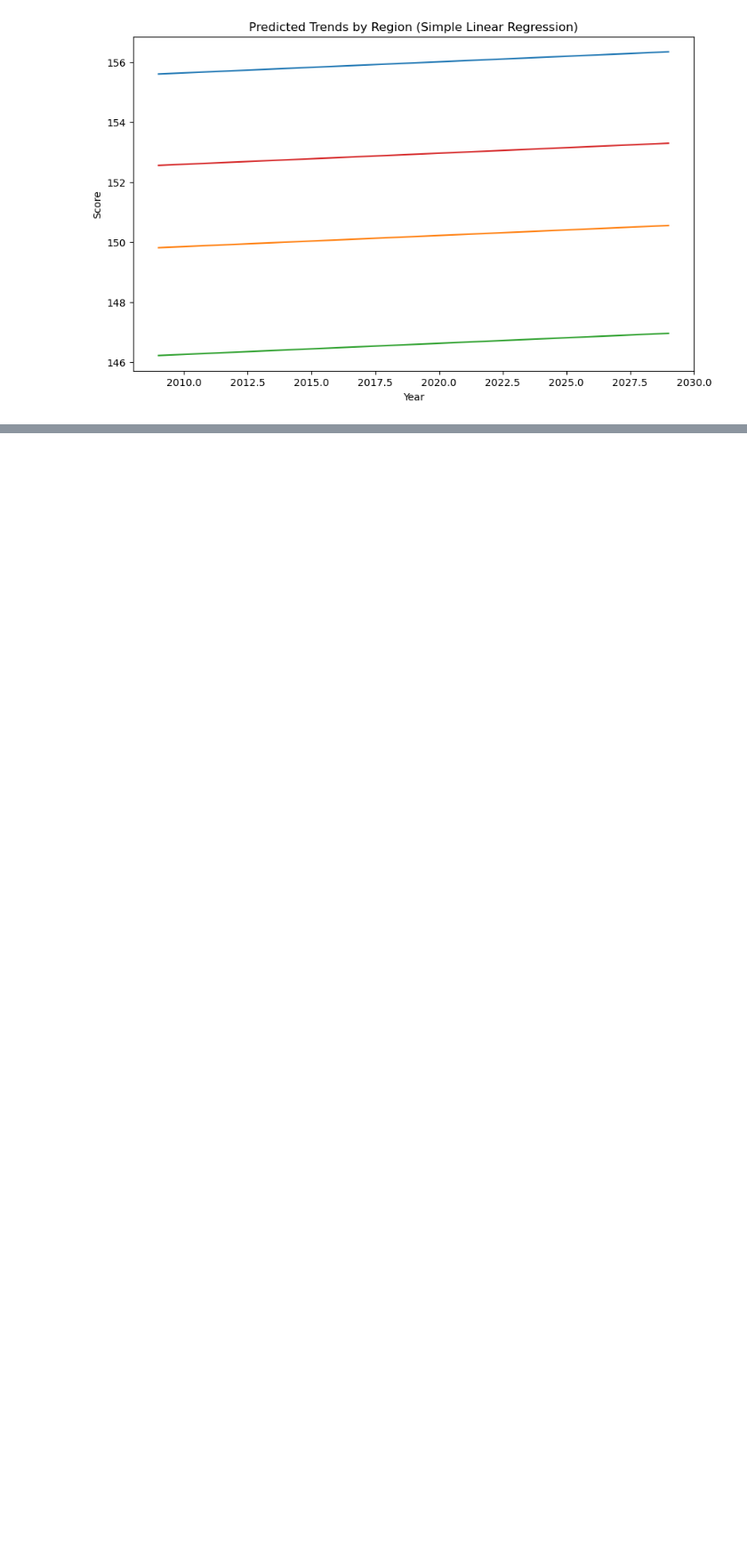
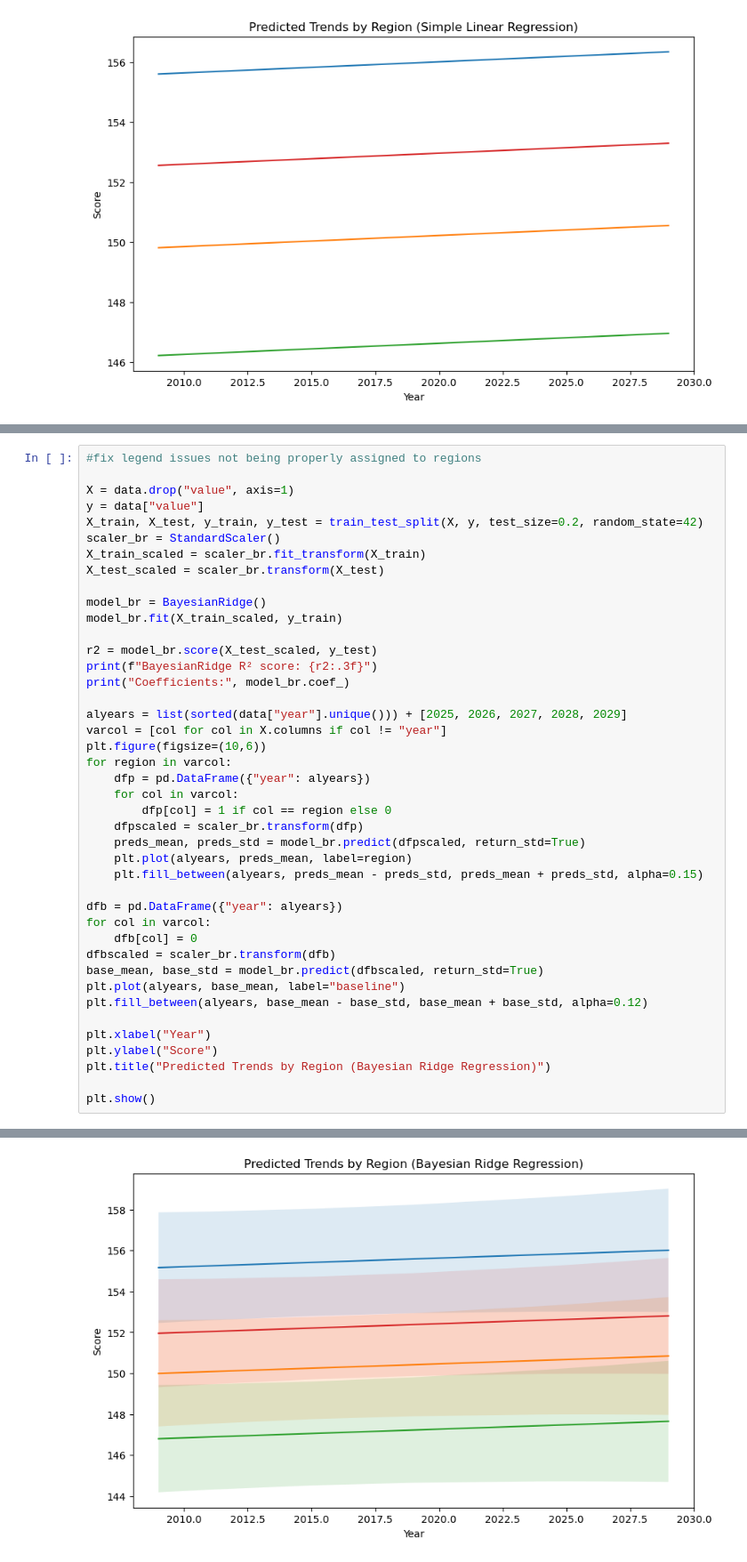
Before and after one commit to afran0/neap_api_datavis, a Jupyter notebook: NAEP.ipynb, the cells around one changed output, grey strips where cells are left out. Shown at 89% size. Saved outputs shown, nothing was run; the diff lists cells and outputs as text; blank space fills up the shorter version.

```diff
--- a/NAEP.ipynb
+++ b/NAEP.ipynb
@@ -155,0 +236,43 @@ plt.show()
+# %%
+#fix legend issues not being properly assigned to regions
+
+X = data.drop("value", axis=1)
+y = data["value"]
+X_train, X_test, y_train, y_test = train_test_split(X, y, test_size=0.2, random_state=42)
+scaler_br = StandardScaler()
+X_train_scaled = scaler_br.fit_transform(X_train)
+X_test_scaled = scaler_br.transform(X_test)
+
+model_br = BayesianRidge()
+model_br.fit(X_train_scaled, y_train)
+
+r2 = model_br.score(X_test_scaled, y_test)
+print(f"BayesianRidge R² score: {r2:.3f}")
+print("Coefficients:", model_br.coef_)
+
+alyears = list(sorted(data["year"].unique())) + [2025, 2026, 2027, 2028, 2029]
+varcol = [col for col in X.columns if col != "year"]
+plt.figure(figsize=(10,6))
+for region in varcol:
+    dfp = pd.DataFrame({"year": alyears})
+    for col in varcol:
+        dfp[col] = 1 if col == region else 0
+    dfpscaled = scaler_br.transform(dfp)
+    preds_mean, preds_std = model_br.predict(dfpscaled, return_std=True)
+    plt.plot(alyears, preds_mean, label=region)
+    plt.fill_between(alyears, preds_mean - preds_std, preds_mean + preds_std, alpha=0.15)
+
+dfb = pd.DataFrame({"year": alyears})
+for col in varcol:
+    dfb[col] = 0
+dfbscaled = scaler_br.transform(dfb)
+base_mean, base_std = model_br.predict(dfbscaled, return_std=True)
+plt.plot(alyears, base_mean, label="baseline")
+plt.fill_between(alyears, base_mean - base_std, base_mean + base_std, alpha=0.12)
+
+plt.xlabel("Year")
+plt.ylabel("Score")
+plt.title("Predicted Trends by Region (Bayesian Ridge Regression)")
+
+plt.show()
+# %% [output]
@@ -155,0 +282 @@ plt.show()
+[figure, added]
```
Also changed, not shown: parts of 5 cells of this notebook, 1 other file.
